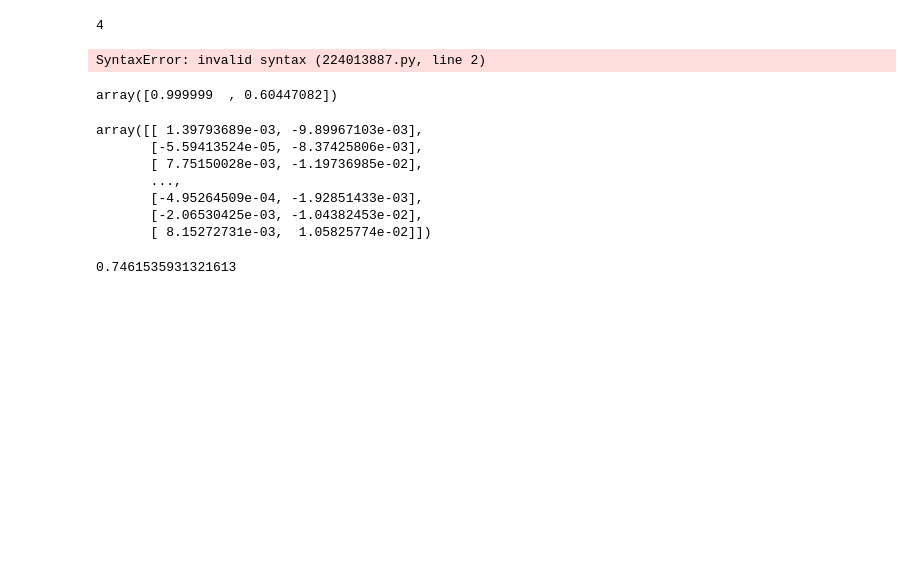
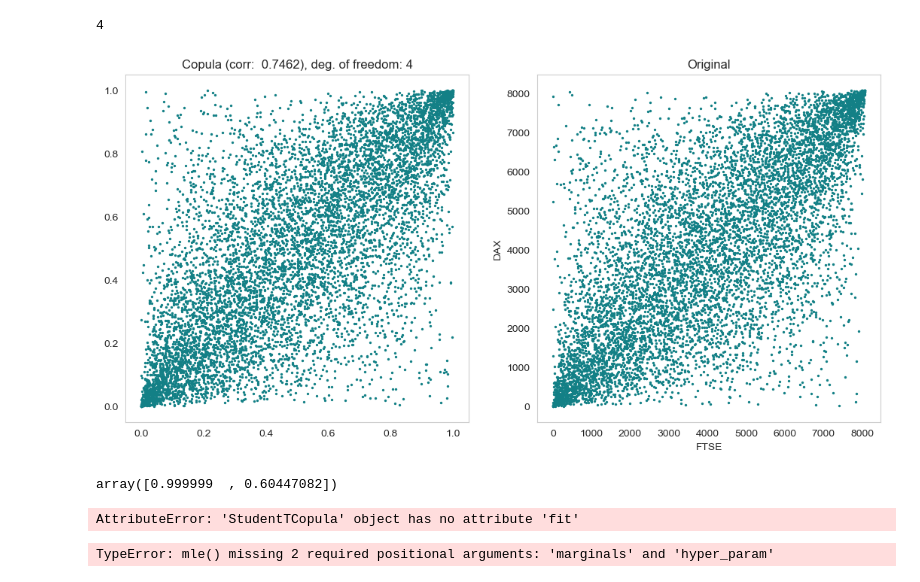
Before and after one commit to oskargirardin/QRM_Project, a Jupyter notebook: final_project.ipynb, the cells around one changed output. Drawn from its saved outputs; the diff is of its cells as text; code cells hidden in the pictures; blank space fills up the shorter version.

```diff
--- a/final_project.ipynb
+++ b/final_project.ipynb
@@ -409,10 +464,10 @@ def plot_copula(ax_plot, ax_none, rho = 0.8, deg_freedom = 4):
 #plot_rankscatter(ftse, dax, axs[1], title = "Original")
 # %%
 fig, axs = plt.subplots(ncols = 3, figsize = (20,6))
-plot_copula(axs[0], axs[2], rho = 0.604, deg_freedom=)
+plot_copula(axs[0], axs[2], rho = 0.7461535931321613, deg_freedom=4)
 plot_rankscatter(ftse, dax, axs[1], title = "Original")
 # %% [output]
-SyntaxError: invalid syntax (224013887.py, line 2)
+[figure, added]
 # %%
 data = losses_sync[["FTSE", "DAX"]].to_numpy()
 
@@ -425,20 +480,18 @@ param, cmle = estimation.fit_cmle(cop, data)
 param
 # %% [output]
 array([0.999999  , 0.60447082])
-# %%
-data
-# %% [output]
-array([[ 1.39793689e-03, -9.89967103e-03],
-       [-5.59413524e-05, -8.37425806e-03],
-       [ 7.75150028e-03, -1.19736985e-02],
-       ...,
-       [-4.95264509e-04, -1.92851433e-03],
-       [-2.06530425e-03, -1.04382453e-02],
-       [ 8.15272731e-03,  1.05825774e-02]])
 # %%
 from statsmodels.distributions.copula.api import (StudentTCopula)
 
 cop = StudentTCopula()
-cop.fit_corr_param(data)
+cop.fit(data)
 # %% [output]
-0.7461535931321613
+AttributeError: 'StudentTCopula' object has no attribute 'fit'
+# %%
+from pycopula import estimation
+from pycopula.copula import StudentCopula
+
+cop = StudentCopula()
+estimation.mle(cop, data)
+# %% [output]
+TypeError: mle() missing 2 required positional arguments: 'marginals' and 'hyper_param'
```
Also changed, not shown: parts of 13 cells of this notebook.
